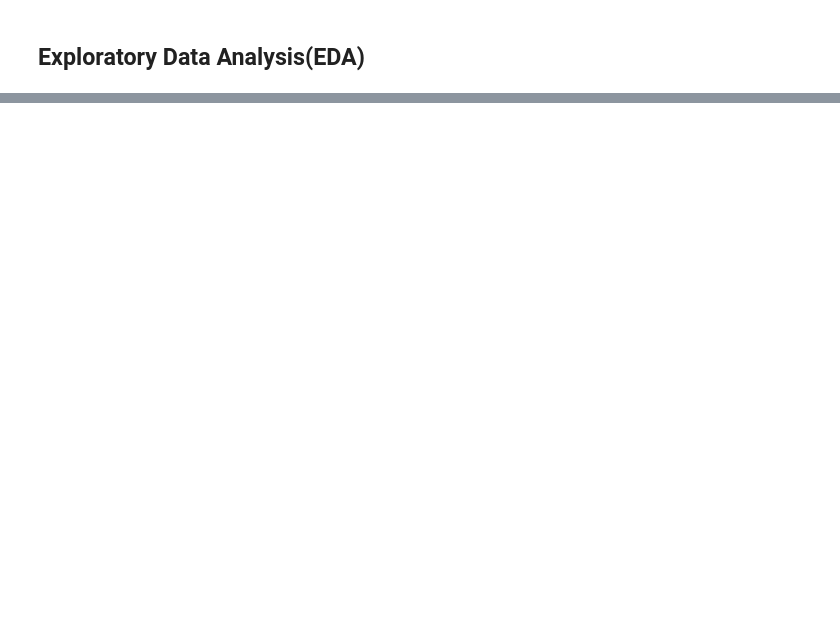
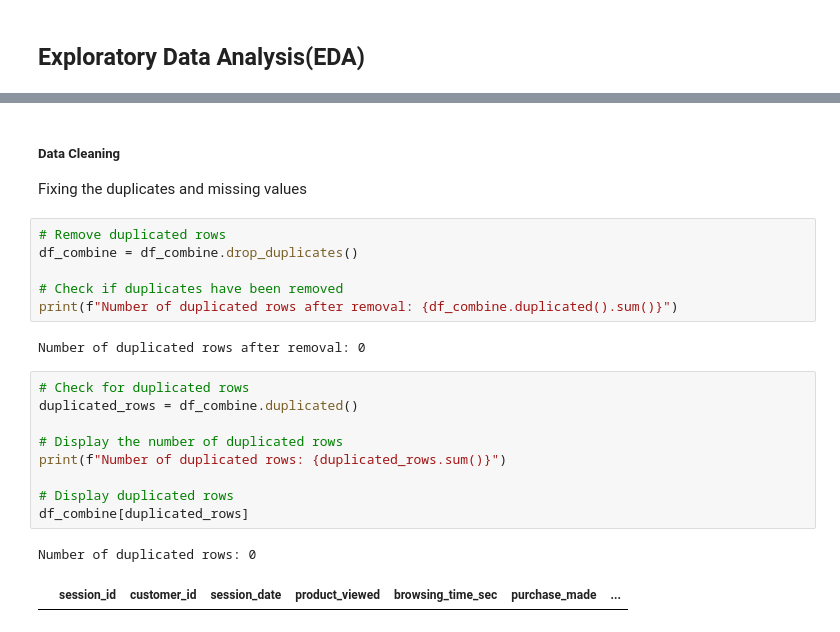
Before and after one commit to EfyaDufie2020/Analyzing-Customer-Behavior-for-E-commerce-Insights, a Jupyter notebook: E-commerce.ipynb, the cells around one changed output, grey strips where cells are left out. Cells and saved outputs as stored; diff of their text form; blank space fills up the shorter version.

```diff
--- a/E-commerce.ipynb
+++ b/E-commerce.ipynb
@@ -416,0 +432,23 @@ memory usage: 20.4 MB
+# %% [markdown]
+##### Data Cleaning
+Fixing the duplicates and missing values
+# %%
+# Remove duplicated rows
+df_combine = df_combine.drop_duplicates()
+
+# Check if duplicates have been removed
+print(f"Number of duplicated rows after removal: {df_combine.duplicated().sum()}")
+# %% [output]
+Number of duplicated rows after removal: 0
+# %%
+# Check for duplicated rows
+duplicated_rows = df_combine.duplicated()
+
+# Display the number of duplicated rows
+print(f"Number of duplicated rows: {duplicated_rows.sum()}")
+
+# Display duplicated rows
+df_combine[duplicated_rows]
+# %% [output]
+Number of duplicated rows: 0
+|  | session_id | customer_id | session_date | product_viewed | browsing_time_sec | purchase_made | ... |
```
Also changed, not shown: parts of 46 cells of this notebook, 1 other file.
